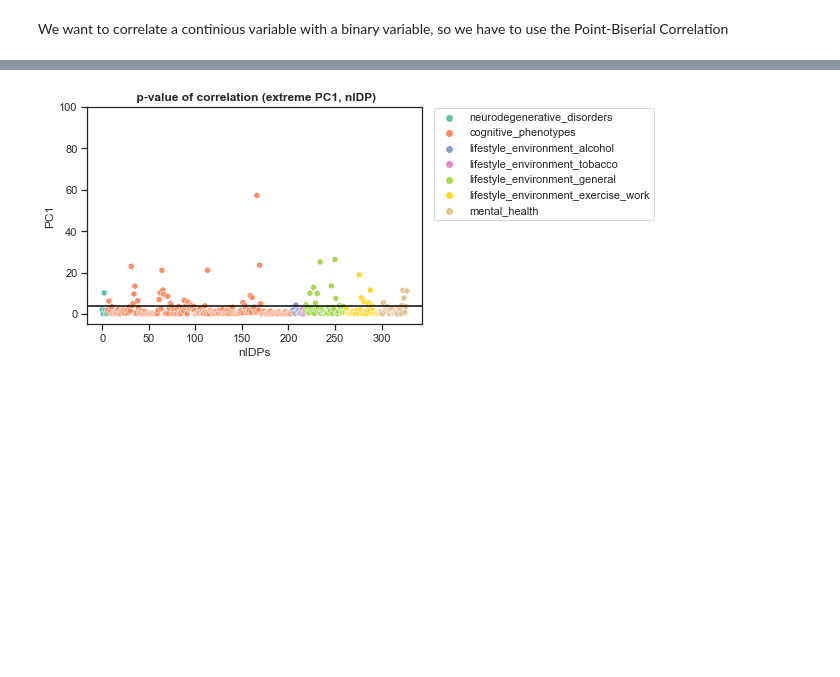
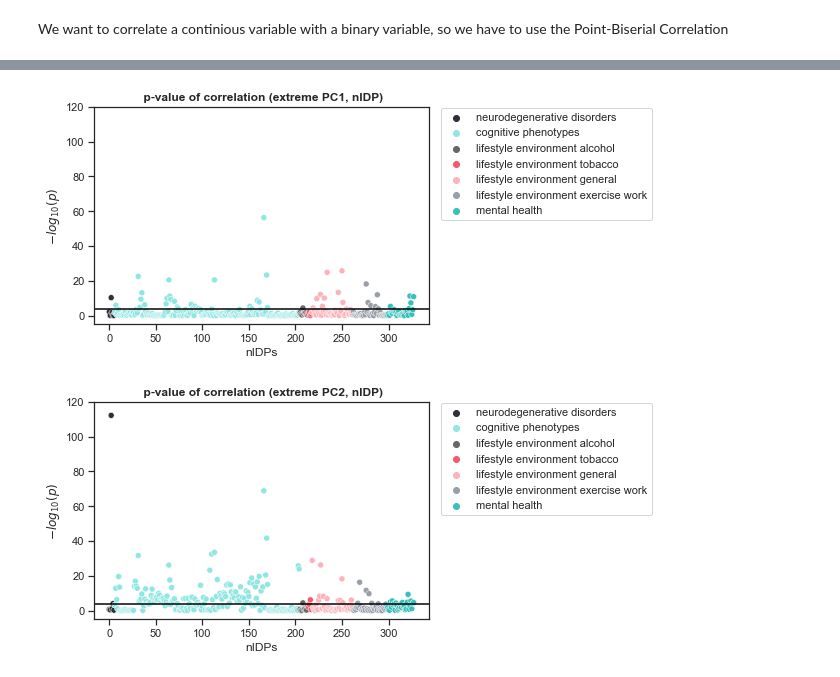
Before and after one commit to CharFraza/extremes_normative_modelling, a Jupyter notebook: MVET_behavioural_validation.ipynb, the cells around one changed output, grey strips where cells are left out. Saved outputs shown, nothing was run; the diff lists cells and outputs as text; code cells hidden in the pictures; blank space fills up the shorter version.

```diff
--- a/MVET_behavioural_validation.ipynb
+++ b/MVET_behavioural_validation.ipynb
@@ -343,14 +262,30 @@ Pvalue_all=Pvalue_all.rename(columns={'index':'nIDPs'})
 # %%
 plt.figure()
-fig=sns.scatterplot(data=Pvalue_all, x='nIDPs',y='PC1', hue='nIDP_category')
+fig=sns.scatterplot(data=Pvalue_all, x='nIDPs',y='PC1', hue='nIDP_category', palette=colors[0:7])
 fig.axhline(-np.log10(.05/len(Pvalue_all)),color='k')
-
 plt.legend(bbox_to_anchor=(1.02,1.02))
 plt.title(f' p-value of correlation ({ending} PC1, nIDP)', fontweight="bold")
-plt.ylim([-5,100])
+plt.ylim([-5,120])
+plt.ylabel('$-log_{10}(p)$')
+plt.savefig('/home/preclineu/chafra/Desktop/figures/'+'fig_14'+ending+'.png',dpi=300, bbox_inches='tight')
 plt.show()
 plt.close()
 # %% [output]
-[figure, old version]
+[figure, new version]
+# %%
+plt.figure()
+fig=sns.scatterplot(data=Pvalue_all, x='nIDPs',y='PC2', hue='nIDP_category', palette=colors[0:7])
+fig.axhline(-np.log10(.05/len(Pvalue_all)),color='k')
+
+plt.legend(bbox_to_anchor=(1.02,1.02))
+plt.title(f' p-value of correlation ({ending} PC2, nIDP)', fontweight="bold")
+#plt.savefig(nm_dir+idp+ending+'.png',dpi=300,bbox_inches='tight')
+plt.ylim([-5,120])
+plt.ylabel('$-log_{10}(p)$')
+plt.savefig('/home/preclineu/chafra/Desktop/figures/'+'fig_15'+ ending+ '.png',dpi=300, bbox_inches='tight')
+plt.show()
+plt.close()
+# %% [output]
+[figure, added]
 # %%
 plt.figure()
```
Also changed, not shown: parts of 26 cells of this notebook.
